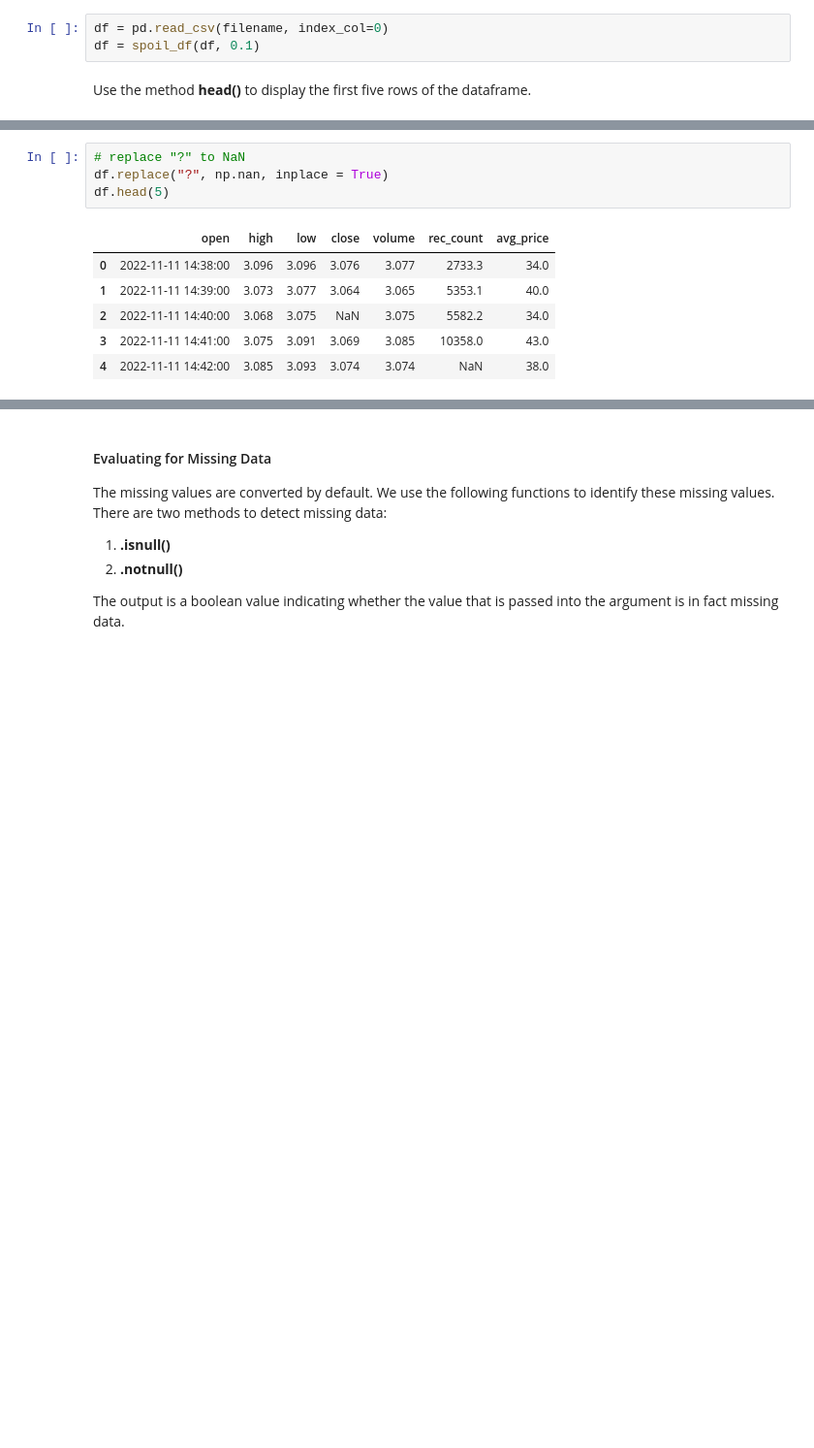
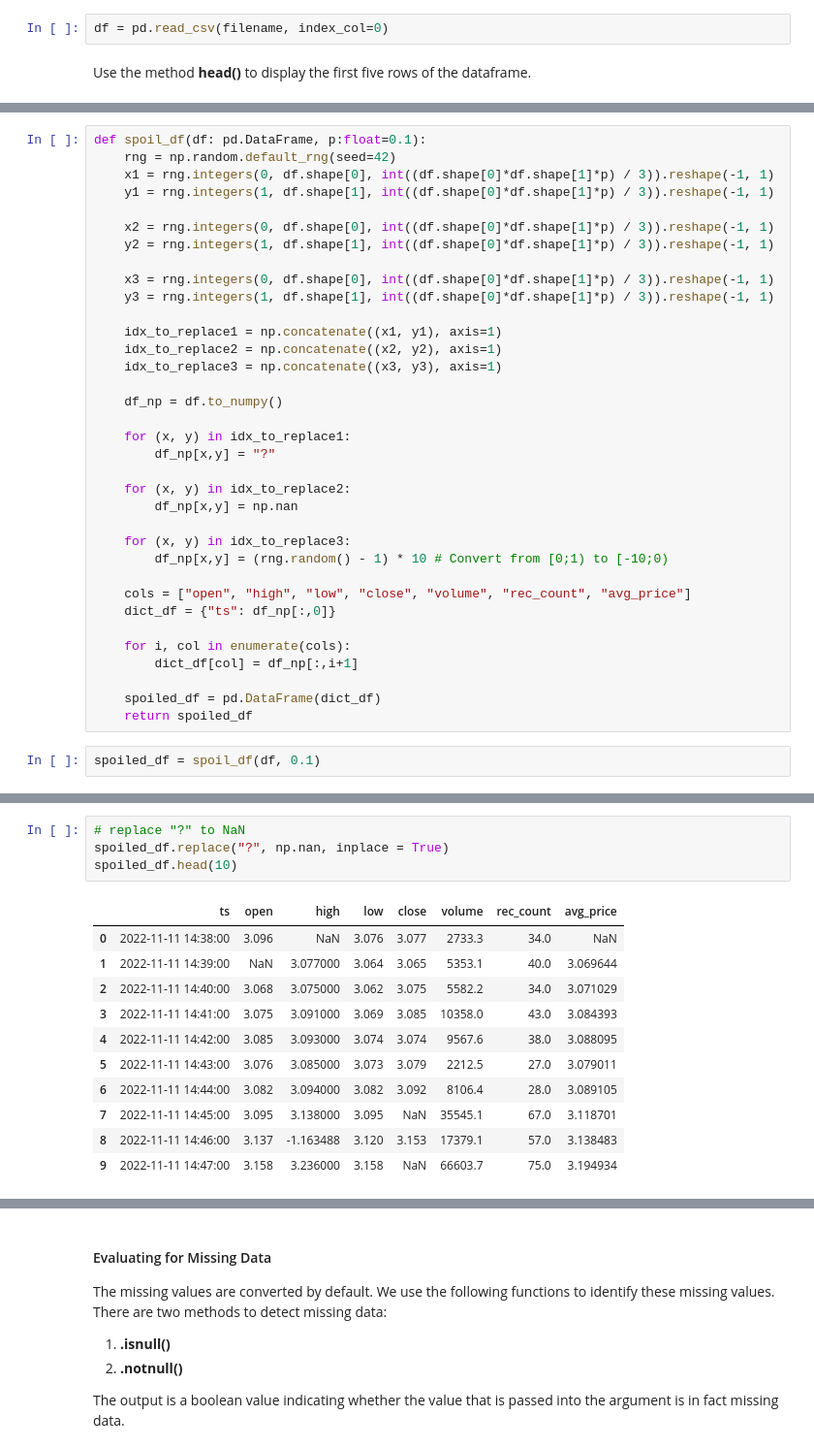
Before and after one commit to meln1337/IBM-lab2, a Jupyter notebook: lab2.ipynb, the cells around one changed output, grey strips where cells are left out. Shown at 97% size. Cells and saved outputs as stored; diff of their text form; blank space fills up the shorter version.

```diff
--- a/lab2.ipynb
+++ b/lab2.ipynb
@@ -108,6 +94,5 @@ def spoil_df(df, p=0.1):
 # %%
 df = pd.read_csv(filename, index_col=0)
-df = spoil_df(df, 0.1)
 # %% [markdown]
 Use the method <b>head()</b> to display the first five rows of the dataframe.
 # %%
@@ -122,0 +118,37 @@ df.head()
+# %%
+def spoil_df(df: pd.DataFrame, p:float=0.1):
+    rng = np.random.default_rng(seed=42)
+    x1 = rng.integers(0, df.shape[0], int((df.shape[0]*df.shape[1]*p) / 3)).reshape(-1, 1)
+    y1 = rng.integers(1, df.shape[1], int((df.shape[0]*df.shape[1]*p) / 3)).reshape(-1, 1)
+
+    x2 = rng.integers(0, df.shape[0], int((df.shape[0]*df.shape[1]*p) / 3)).reshape(-1, 1)
+    y2 = rng.integers(1, df.shape[1], int((df.shape[0]*df.shape[1]*p) / 3)).reshape(-1, 1)
+
+    x3 = rng.integers(0, df.shape[0], int((df.shape[0]*df.shape[1]*p) / 3)).reshape(-1, 1)
+    y3 = rng.integers(1, df.shape[1], int((df.shape[0]*df.shape[1]*p) / 3)).reshape(-1, 1)
+
+    idx_to_replace1 = np.concatenate((x1, y1), axis=1)
+    idx_to_replace2 = np.concatenate((x2, y2), axis=1)
+    idx_to_replace3 = np.concatenate((x3, y3), axis=1)
+
+    df_np = df.to_numpy()
+
+    for (x, y) in idx_to_replace1:
+        df_np[x,y] = "?"
+
+    for (x, y) in idx_to_replace2:
+        df_np[x,y] = np.nan
+
+    for (x, y) in idx_to_replace3:
+        df_np[x,y] = (rng.random() - 1) * 10 # Convert from [0;1) to [-10;0)
+
+    cols = ["open", "high", "low", "close", "volume", "rec_count", "avg_price"]
+    dict_df = {"ts": df_np[:,0]}
+
+    for i, col in enumerate(cols):
+        dict_df[col] = df_np[:,i+1]
+
+    spoiled_df = pd.DataFrame(dict_df)
+    return spoiled_df
+# %%
+spoiled_df = spoil_df(df, 0.1)
@@ -145,12 +191,17 @@ We replace "?" with NaN (Not a Number), Python's default missing value marker fo
 to replace A by B.
 # %%
 # replace "?" to NaN
-df.replace("?", np.nan, inplace = True)
-df.head(5)
+spoiled_df.replace("?", np.nan, inplace = True)
+spoiled_df.head(10)
 # %% [output]
-|  | open | high | low | close | volume | rec_count | avg_price |
-| 0 | 2022-11-11 14:38:00 | 3.096 | 3.096 | 3.076 | 3.077 | 2733.3 | 34.0 |
-| 1 | 2022-11-11 14:39:00 | 3.073 | 3.077 | 3.064 | 3.065 | 5353.1 | 40.0 |
-| 2 | 2022-11-11 14:40:00 | 3.068 | 3.075 | NaN | 3.075 | 5582.2 | 34.0 |
-| 3 | 2022-11-11 14:41:00 | 3.075 | 3.091 | 3.069 | 3.085 | 10358.0 | 43.0 |
-| 4 | 2022-11-11 14:42:00 | 3.085 | 3.093 | 3.074 | 3.074 | NaN | 38.0 |
+|  | ts | open | high | low | close | volume | rec_count | avg_price |
+| 0 | 2022-11-11 14:38:00 | 3.096 | NaN | 3.076 | 3.077 | 2733.3 | 34.0 | NaN |
+| 1 | 2022-11-11 14:39:00 | NaN | 3.077000 | 3.064 | 3.065 | 5353.1 | 40.0 | 3.069644 |
+| 2 | 2022-11-11 14:40:00 | 3.068 | 3.075000 | 3.062 | 3.075 | 5582.2 | 34.0 | 3.071029 |
+| 3 | 2022-11-11 14:41:00 | 3.075 | 3.091000 | 3.069 | 3.085 | 10358.0 | 43.0 | 3.084393 |
+| 4 | 2022-11-11 14:42:00 | 3.085 | 3.093000 | 3.074 | 3.074 | 9567.6 | 38.0 | 3.088095 |
+| 5 | 2022-11-11 14:43:00 | 3.076 | 3.085000 | 3.073 | 3.079 | 2212.5 | 27.0 | 3.079011 |
+| 6 | 2022-11-11 14:44:00 | 3.082 | 3.094000 | 3.082 | 3.092 | 8106.4 | 28.0 | 3.089105 |
+| 7 | 2022-11-11 14:45:00 | 3.095 | 3.138000 | 3.095 | NaN | 35545.1 | 67.0 | 3.118701 |
+| 8 | 2022-11-11 14:46:00 | 3.137 | -1.163488 | 3.120 | 3.153 | 17379.1 | 57.0 | 3.138483 |
+| 9 | 2022-11-11 14:47:00 | 3.158 | 3.236000 | 3.158 | NaN | 66603.7 | 75.0 | 3.194934 |
```
Also changed, not shown: parts of 59 cells of this notebook, 1 other file.
